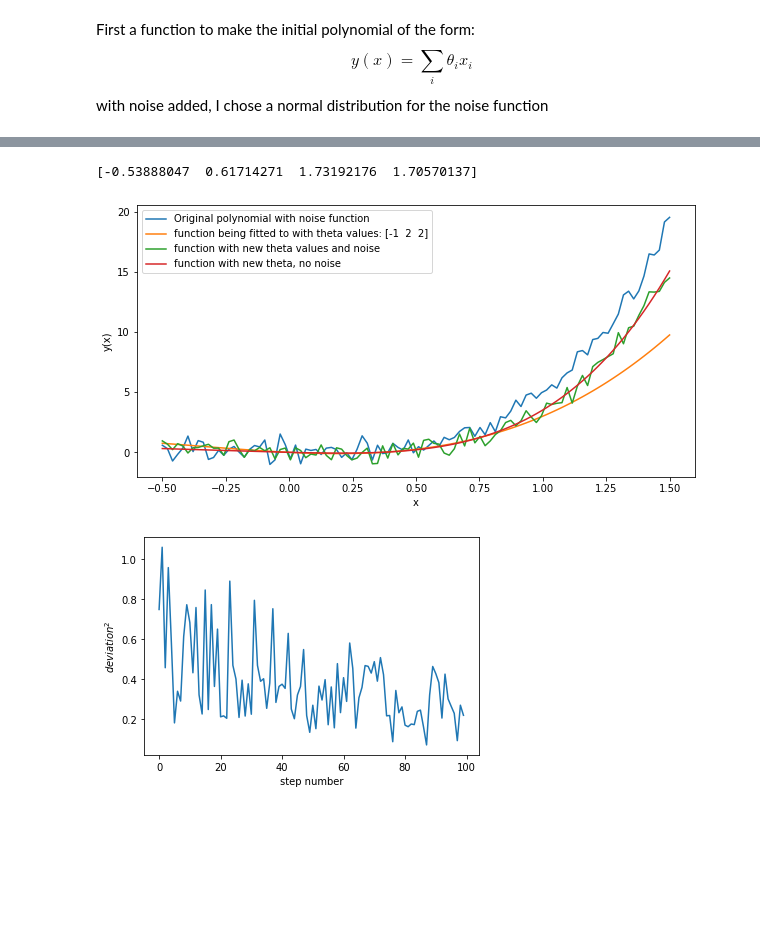
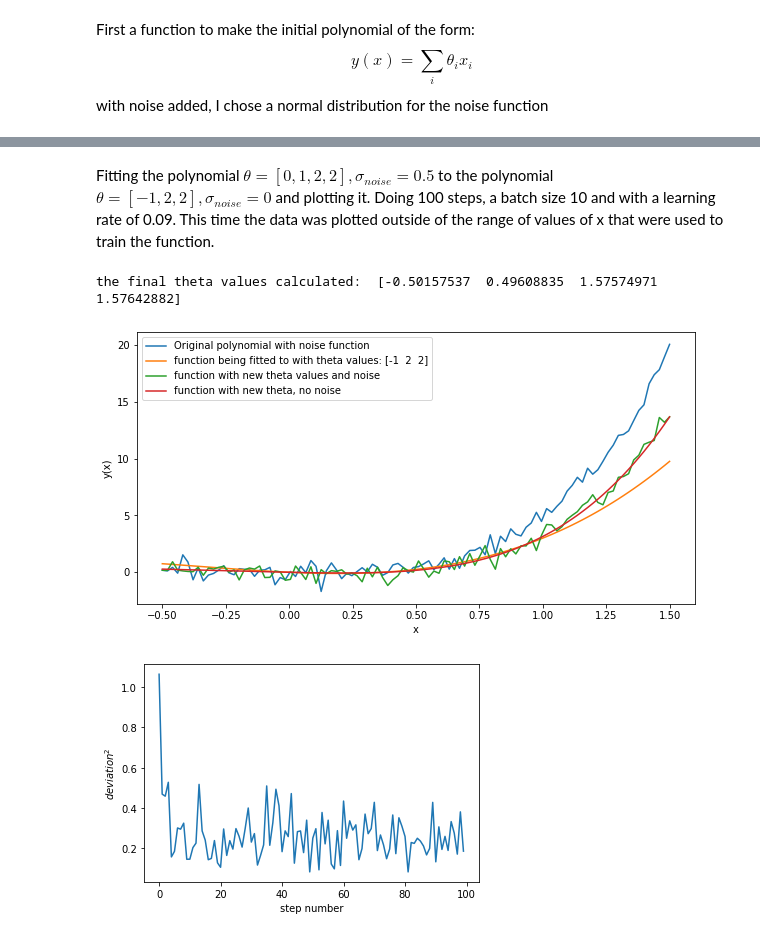
Before and after one commit to logansdmi/CurveFitting, a Jupyter notebook: CurveFitting.ipynb, the cells around one changed output, grey strips where cells are left out. Saved outputs shown, nothing was run; the diff lists cells and outputs as text; code cells hidden in the pictures; blank space fills up the shorter version.

```diff
--- a/CurveFitting.ipynb
+++ b/CurveFitting.ipynb
@@ -29,6 +31,6 @@ def polyModelWithNoise(x,theta,sigma):
 # %%
 # setting initial values
-theta = np.array([0,1,2,3])
+theta = np.array([0,1])
 x=np.linspace(0,1,100)
 
 
@@ -43,18 +47,18 @@ Text(0.5, 1.0, 'polynomial with theta as [0,1] and noise sigma as 0.5')
 # %%
 def polyGradient(x,theta):
   ''' inputs: x - array of x values, theta - array of theta values
-  outputs array of the gradient of the polynomial with respect to each theta input'''
+  outputs: array of the gradient of the polynomial with respect to each theta input'''
 
   terms = np.array([])
   y = np.array([])
   for l in range(len(theta)):
     thetaInter = theta[l]
-    theta[l] = 0
+    theta[l] = 1 # changes the theta value that the function is being differentiated by to one
     for j in range(len(x)):
       terms = 0
       for i in range(len(theta)):
         terms = np.append(terms,theta[i]*(x[j]**(i+1)))
       y = np.append(y,np.sum(terms))
-    theta[l] = thetaInter
+    theta[l] = thetaInter # changes the theta values back to the originals
 
   return y.reshape(len(theta),len(x))
@@ -148,20 +207,22 @@ graphs(x,theta,newTheta,thetaModel,sigma,steps)
+# %% [markdown]
+Fitting the polynomial $\theta = [0,1,2,2], \sigma_{noise} = 0.5$ to the polynomial $\theta = [-1,2,2], \sigma_{noise} = 0$ and plotting it. Doing 100 steps, a batch size 10 and with a learning rate of 0.09. This time the data was plotted outside of the range of values of x that were used to train the function.
 # %%
 # setting variables needed for the gradient descent function
 steps = 100
-eta = 0.01
+eta = 0.09
 
 thetaModel = np.array([-1,2,2])
 
 # using function to get new theta values
 newTheta = gradDescent(steps,eta,numx,theta,sigma,thetaModel)[0]
-print(newTheta)
+print('the final theta values calculated: ',newTheta)
 
 
 x=np.linspace(-0.5,1.5,100)
 
 #plots the graphs
 graphs(x,theta,newTheta,thetaModel,sigma,steps)
 # %% [output]
-[-0.53888047  0.61714271  1.73192176  1.70570137]
+the final theta values calculated:  [-0.50157537  0.49608835  1.57574971  1.57642882]
-[figure, old version]
+[figure, new version]
-[figure, old version]
+[figure, new version]
```
Also changed, not shown: parts of 17 cells of this notebook.
